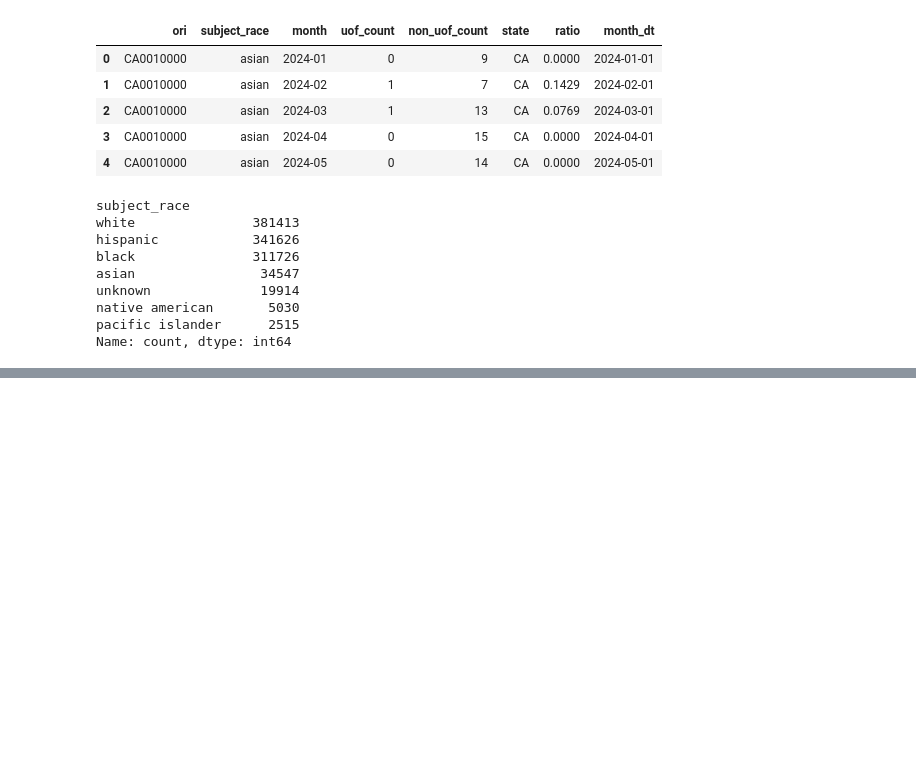
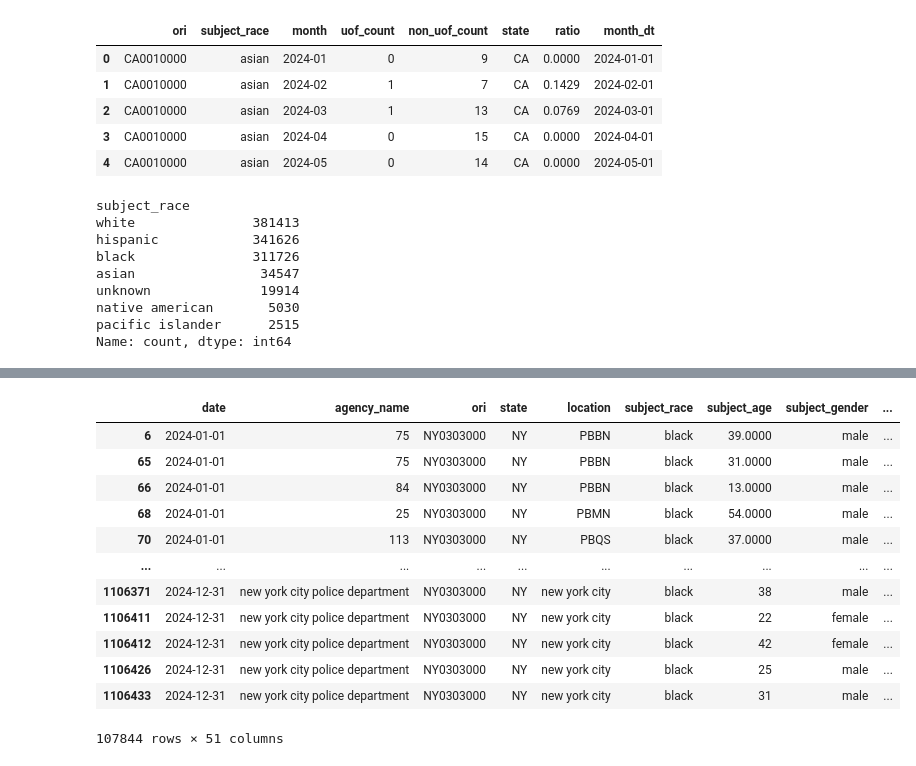
Before and after one commit to kzwang1729/UOFAnalysis, a Jupyter notebook: creating_final_dataset.ipynb, the cells around one changed output, grey strips where cells are left out. Cells and saved outputs as stored; diff of their text form; code cells hidden in the pictures; blank space fills up the shorter version.

```diff
--- a/creating_final_dataset.ipynb
+++ b/creating_final_dataset.ipynb
@@ -3192,0 +3396,16 @@ plt.show()
+# %%
+final_df[lambda x: (x.ori == "NY0303000") & (x.subject_race == "black")]
+# %% [output]
+|  | date | agency_name | ori | state | location | subject_race | subject_age | subject_gender | ... |
+| 6 | 2024-01-01 | 75 | NY0303000 | NY | PBBN | black | 39.0000 | male | ... |
+| 65 | 2024-01-01 | 75 | NY0303000 | NY | PBBN | black | 31.0000 | male | ... |
+| 66 | 2024-01-01 | 84 | NY0303000 | NY | PBBN | black | 13.0000 | male | ... |
+| 68 | 2024-01-01 | 25 | NY0303000 | NY | PBMN | black | 54.0000 | male | ... |
+| 70 | 2024-01-01 | 113 | NY0303000 | NY | PBQS | black | 37.0000 | male | ... |
+| ... | ... | ... | ... | ... | ... | ... | ... | ... | ... |
+| 1106371 | 2024-12-31 | new york city police department | NY0303000 | NY | new york city | black | 38 | male | ... |
+| 1106411 | 2024-12-31 | new york city police department | NY0303000 | NY | new york city | black | 22 | female | ... |
+| 1106412 | 2024-12-31 | new york city police department | NY0303000 | NY | new york city | black | 42 | female | ... |
+| 1106426 | 2024-12-31 | new york city police department | NY0303000 | NY | new york city | black | 25 | male | ... |
+| 1106433 | 2024-12-31 | new york city police department | NY0303000 | NY | new york city | black | 31 | male | ... |
+107844 rows × 51 columns
```
Also changed, not shown: parts of 15 cells of this notebook, 1 other file.
